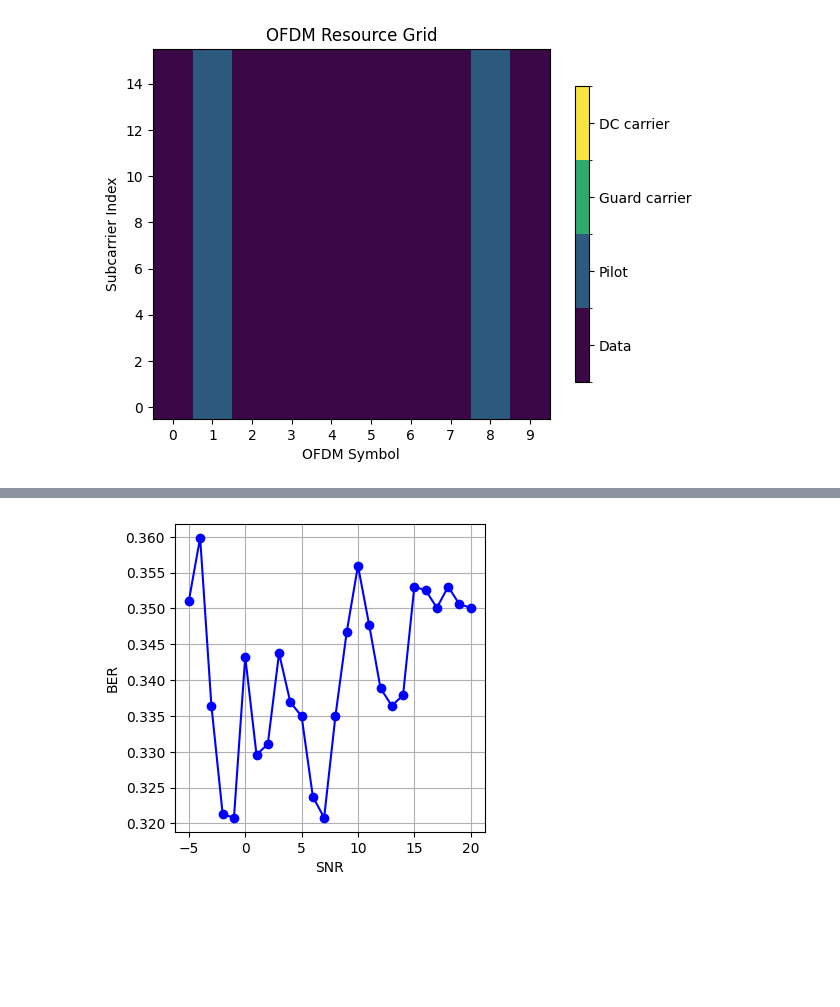
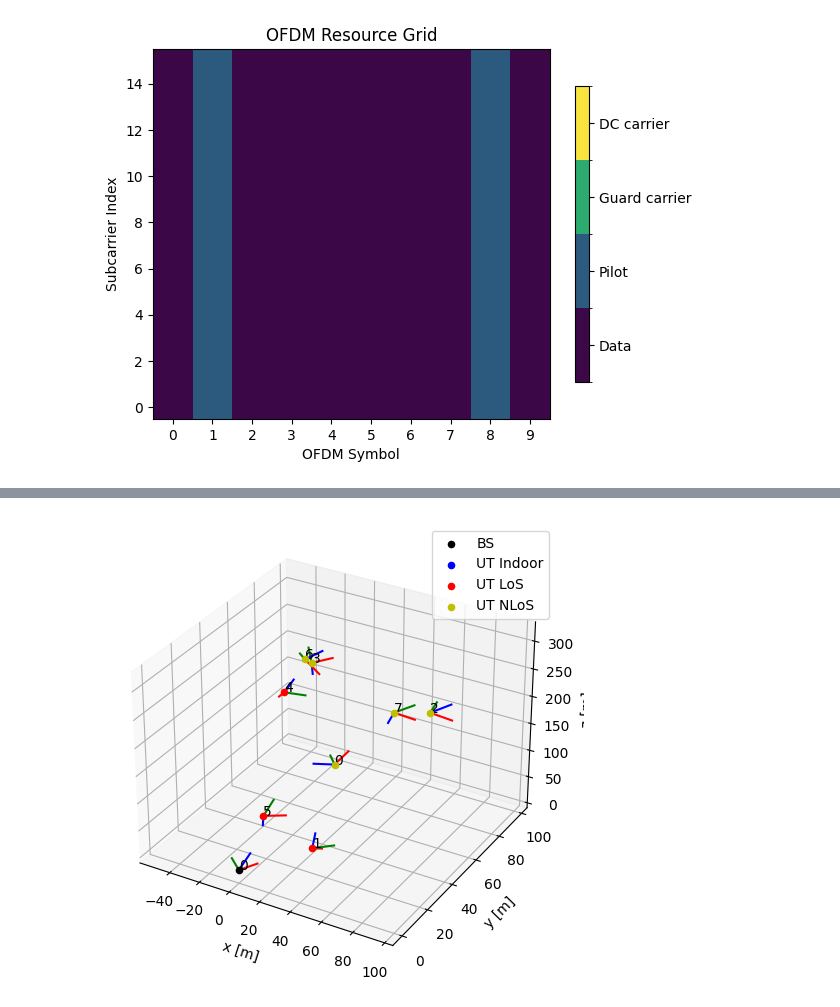
Before and after one commit to gab-mq/mimo-sionna, a Jupyter notebook: uav.ipynb, the cells around one changed output, grey strips where cells are left out. Saved outputs shown, nothing was run; the diff lists cells and outputs as text; code cells hidden in the pictures; blank space fills up the shorter version.

```diff
--- a/uav.ipynb
+++ b/uav.ipynb
@@ -5,21 +13,15 @@ import matplotlib.pyplot as plt
 # %%
-BATCH_SIZE = 1
-NUM_BS_ANT = 4
+BATCH_SIZE = 500
+NUM_BS_ANT = 8
 NUM_UT = 8
 NUM_STREAMS_PER_TX = 2
 
-NUM_BITS_PER_SYMBOL = 2
+NUM_BITS_PER_SYMBOL = 4
 CODERATE = 0.5
-NUM_CODED_BITS = 256
-NUM_INFO_BITS = int(NUM_CODED_BITS * CODERATE)
-
-EBNO_DB = 10
-
-snrs = np.linspace(-5,20,26)
 
 BS_HEIGHT = 15.0
 MAX_UT_HEIGHT = 300
-MIN_UT_HEIGHT = 22.5
+MIN_UT_HEIGHT = 20.0
 
 CARRIER_FREQUENCY = 1.9e9
 # %%
@@ -84,24 +54,0 @@ bs_array = sn.channel.tr38901.AntennaArray(
-# %%
-channel_model=sn.channel.tr38901.UMi(
-  carrier_frequency=CARRIER_FREQUENCY,
-  o2i_model='low',
-  ut_array=ut_array,
-  bs_array=bs_array,
-  direction='uplink',
-  enable_pathloss=False,
-  enable_shadow_fading=False
-)
-
-topology = sn.channel.gen_single_sector_topology(
-    batch_size=BATCH_SIZE,
-    indoor_probability=0,
-    num_ut=NUM_UT,
-    scenario='umi',
-    bs_height=BS_HEIGHT,
-    max_ut_height=MAX_UT_HEIGHT,
-    min_ut_height=MIN_UT_HEIGHT
-)
-
-channel_model.set_topology(*topology)
-
-channel_model.show_topology();
@@ -172,8 +54,0 @@ SNR = 20.0 | BER = 0.35009765625
-# %%
-plt.figure(figsize=(4,4))
-plt.plot(snrs, bers, color='b', marker='o')
-plt.xlabel('SNR')
-plt.ylabel('BER')
-plt.grid()
-# %% [output]
-[figure, removed]
@@ -179,0 +168,8 @@ plt.grid()
+# %%
+ber_plots = sn.utils.PlotBER('UAV Simulation')
+umi_model = CellModel('umi')
+uma_model = CellModel('uma')
+
+umi_model.channel_model.show_topology();
+# %% [output]
+[figure, added]
```
Also changed, not shown: parts of 9 cells of this notebook, 4 other files.
